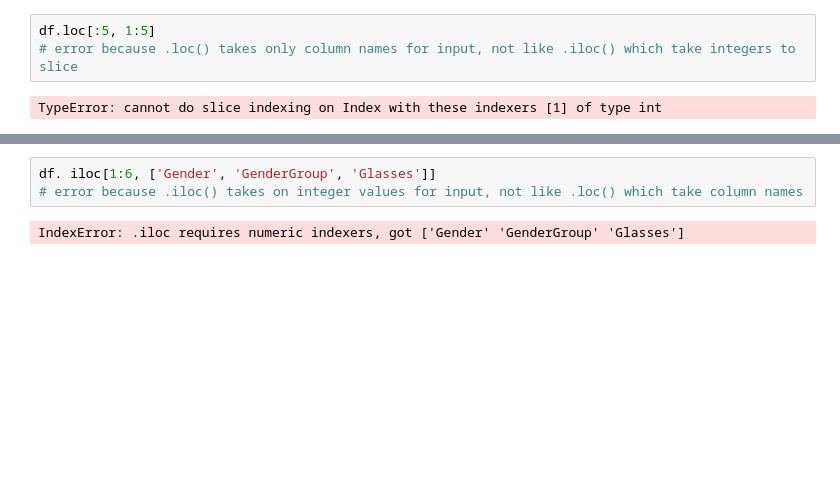
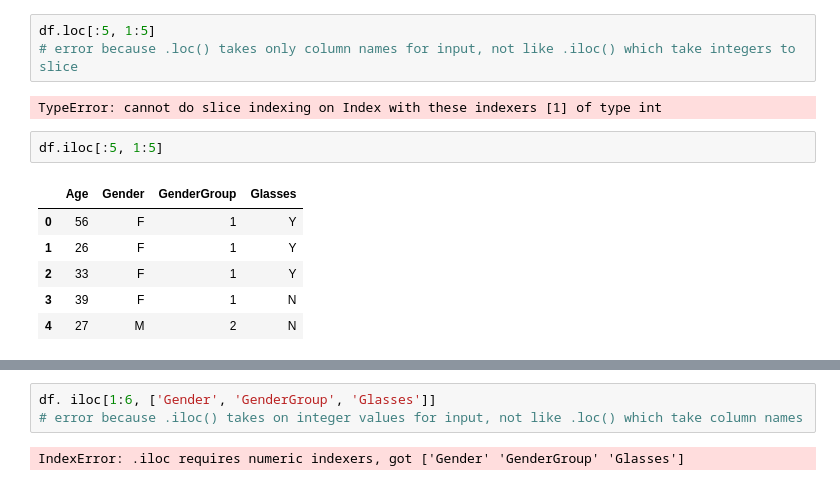
Before and after one commit to lakshman-luq/Statistics-with-Python, a Jupyter notebook: data_management.ipynb, the cells around one changed output, grey strips where cells are left out. Saved outputs shown, nothing was run; the diff lists cells and outputs as text; blank space fills up the shorter version.

```diff
--- a/data_management.ipynb
+++ b/data_management.ipynb
@@ -144,6 +144,15 @@ df.loc[:5, 1:5]
 # error because .loc() takes only column names for input, not like .iloc() which take integers to slice
 # %% [output]
 TypeError: cannot do slice indexing on Index with these indexers [1] of type int
+# %%
+df.iloc[:5, 1:5]
+# %% [output]
+|  | Age | Gender | GenderGroup | Glasses |
+| 0 | 56 | F | 1 | Y |
+| 1 | 26 | F | 1 | Y |
+| 2 | 33 | F | 1 | Y |
+| 3 | 39 | F | 1 | N |
+| 4 | 27 | M | 2 | N |
 # %%
 # .iloc() is integer based slicing, first input takes rows and next input takes columns
 # returns all columns of first 4 rows
```
Also changed, not shown: parts of 4 cells of this notebook.
